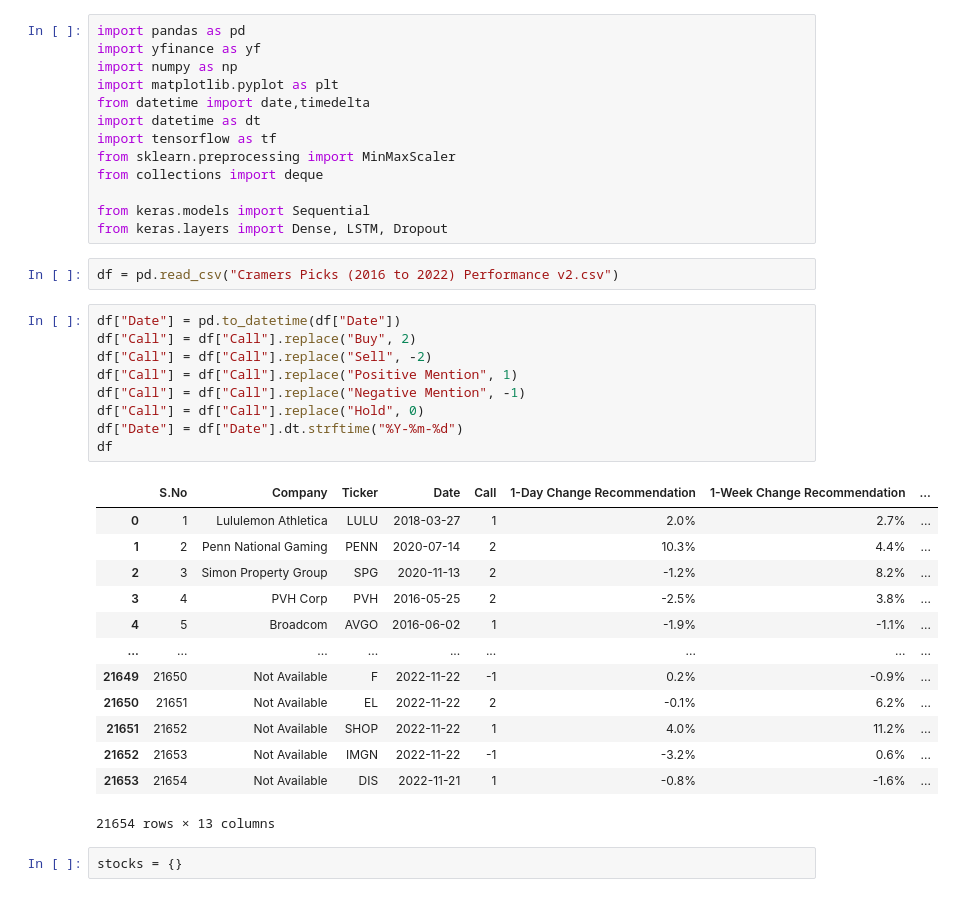
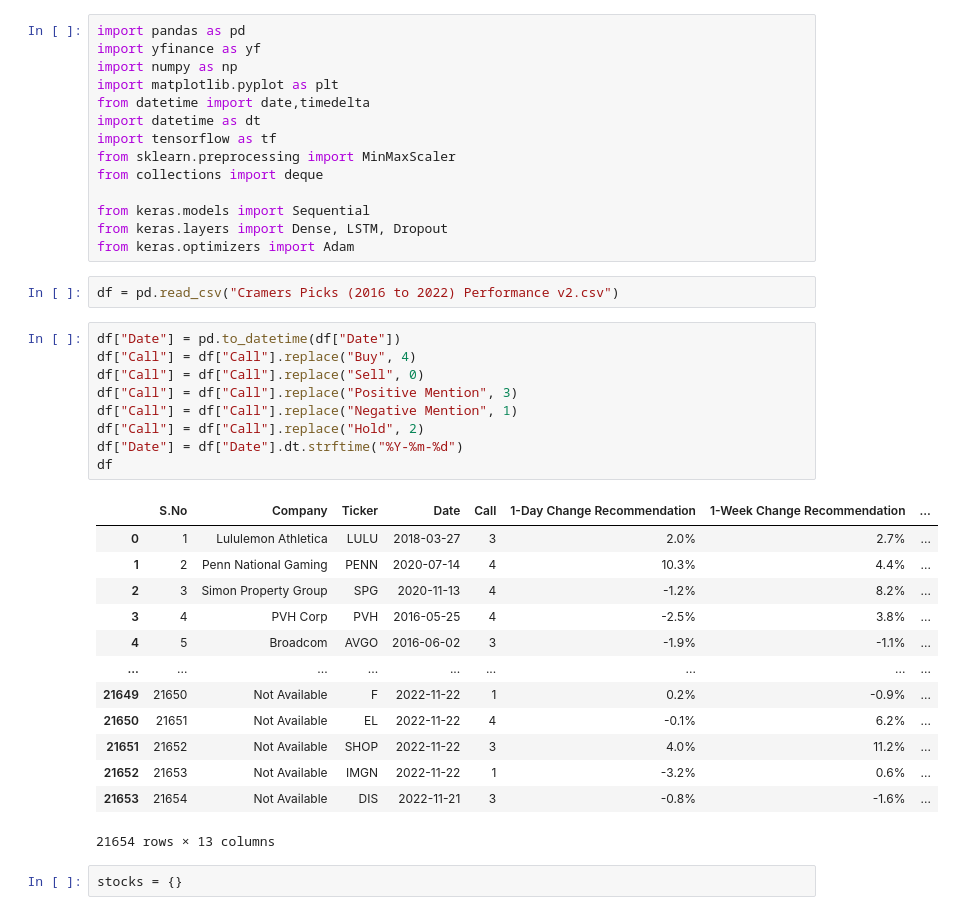
Before and after one commit to FaryanAmini/BAProject, a Jupyter notebook: JimCramer.ipynb, the cells around one changed output. Drawn from its saved outputs; the diff is of its cells as text.

```diff
--- a/JimCramer.ipynb
+++ b/JimCramer.ipynb
@@ -11,30 +11,31 @@ from collections import deque
 
 from keras.models import Sequential
 from keras.layers import Dense, LSTM, Dropout
+from keras.optimizers import Adam
 # %%
 df = pd.read_csv("Cramers Picks (2016 to 2022) Performance v2.csv")
 # %%
 df["Date"] = pd.to_datetime(df["Date"])
-df["Call"] = df["Call"].replace("Buy", 2)
-df["Call"] = df["Call"].replace("Sell", -2)
-df["Call"] = df["Call"].replace("Positive Mention", 1)
-df["Call"] = df["Call"].replace("Negative Mention", -1)
-df["Call"] = df["Call"].replace("Hold", 0)
+df["Call"] = df["Call"].replace("Buy", 4)
+df["Call"] = df["Call"].replace("Sell", 0)
+df["Call"] = df["Call"].replace("Positive Mention", 3)
+df["Call"] = df["Call"].replace("Negative Mention", 1)
+df["Call"] = df["Call"].replace("Hold", 2)
 df["Date"] = df["Date"].dt.strftime("%Y-%m-%d")
 df
 # %% [output]
 |  | S.No | Company | Ticker | Date | Call | 1-Day Change Recommendation | 1-Week Change Recommendation | ... |
-| 0 | 1 | Lululemon Athletica | LULU | 2018-03-27 | 1 | 2.0% | 2.7% | ... |
-| 1 | 2 | Penn National Gaming | PENN | 2020-07-14 | 2 | 10.3% | 4.4% | ... |
-| 2 | 3 | Simon Property Group | SPG | 2020-11-13 | 2 | -1.2% | 8.2% | ... |
-| 3 | 4 | PVH Corp | PVH | 2016-05-25 | 2 | -2.5% | 3.8% | ... |
-| 4 | 5 | Broadcom | AVGO | 2016-06-02 | 1 | -1.9% | -1.1% | ... |
+| 0 | 1 | Lululemon Athletica | LULU | 2018-03-27 | 3 | 2.0% | 2.7% | ... |
+| 1 | 2 | Penn National Gaming | PENN | 2020-07-14 | 4 | 10.3% | 4.4% | ... |
+| 2 | 3 | Simon Property Group | SPG | 2020-11-13 | 4 | -1.2% | 8.2% | ... |
+| 3 | 4 | PVH Corp | PVH | 2016-05-25 | 4 | -2.5% | 3.8% | ... |
+| 4 | 5 | Broadcom | AVGO | 2016-06-02 | 3 | -1.9% | -1.1% | ... |
 | ... | ... | ... | ... | ... | ... | ... | ... | ... |
-| 21649 | 21650 | Not Available | F | 2022-11-22 | -1 | 0.2% | -0.9% | ... |
-| 21650 | 21651 | Not Available | EL | 2022-11-22 | 2 | -0.1% | 6.2% | ... |
-| 21651 | 21652 | Not Available | SHOP | 2022-11-22 | 1 | 4.0% | 11.2% | ... |
-| 21652 | 21653 | Not Available | IMGN | 2022-11-22 | -1 | -3.2% | 0.6% | ... |
-| 21653 | 21654 | Not Available | DIS | 2022-11-21 | 1 | -0.8% | -1.6% | ... |
+| 21649 | 21650 | Not Available | F | 2022-11-22 | 1 | 0.2% | -0.9% | ... |
+| 21650 | 21651 | Not Available | EL | 2022-11-22 | 4 | -0.1% | 6.2% | ... |
+| 21651 | 21652 | Not Available | SHOP | 2022-11-22 | 3 | 4.0% | 11.2% | ... |
+| 21652 | 21653 | Not Available | IMGN | 2022-11-22 | 1 | -3.2% | 0.6% | ... |
+| 21653 | 21654 | Not Available | DIS | 2022-11-21 | 3 | -0.8% | -1.6% | ... |
 21654 rows × 13 columns
 # %%
 stocks = {}
```
Also changed, not shown: parts of 19 cells of this notebook.
